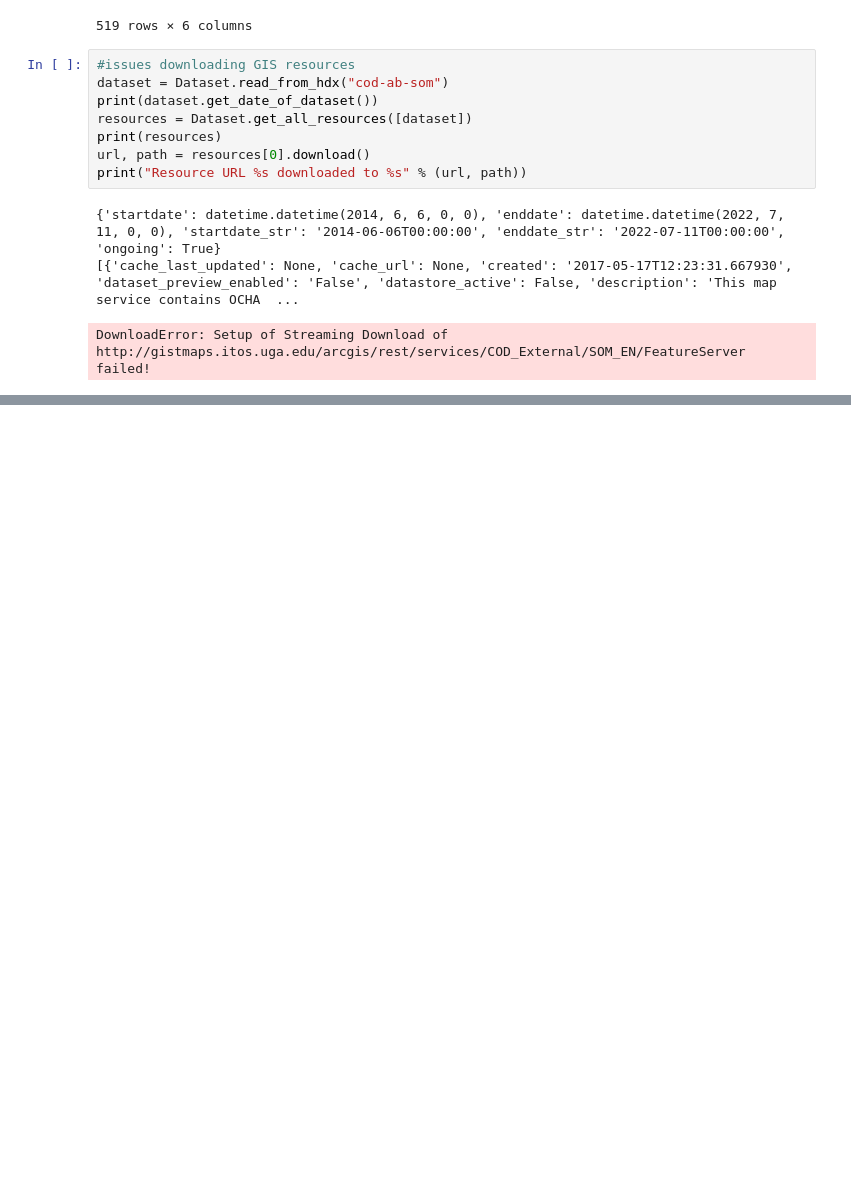
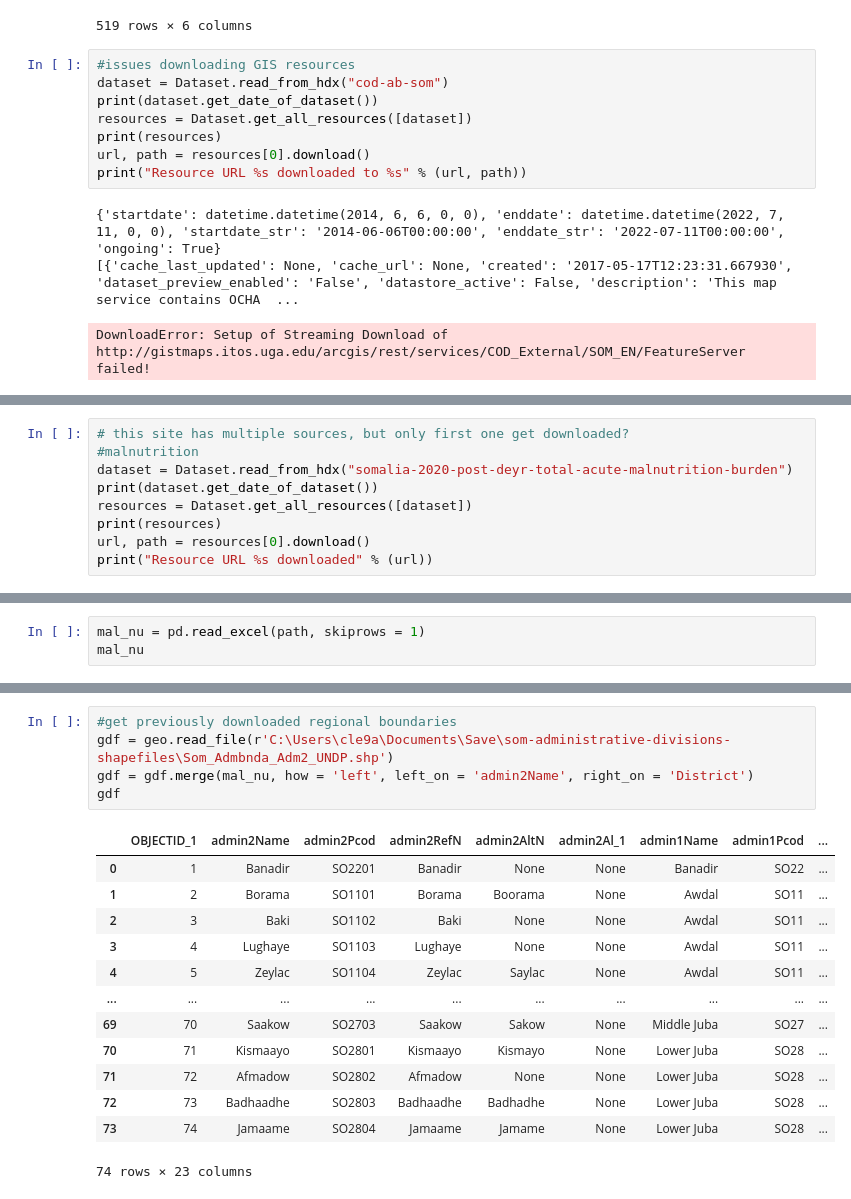
Before and after one commit to DataKind-DC/SaveTheChildren, a Jupyter notebook: HDXAPI2.ipynb, the cells around one changed output, grey strips where cells are left out. Drawn from its saved outputs; the diff is of its cells as text; blank space fills up the shorter version.

Commit message:
Added a few more datasets
Pulled a few more datasets from HDX and added to folium map

```diff
--- a/HDXAPI2.ipynb
+++ b/HDXAPI2.ipynb
@@ -143,0 +115,9 @@ False
+# %%
+# this site has multiple sources, but only first one get downloaded?
+#malnutrition
+dataset = Dataset.read_from_hdx("somalia-2020-post-deyr-total-acute-malnutrition-burden")
+print(dataset.get_date_of_dataset())
+resources = Dataset.get_all_resources([dataset])
+print(resources)
+url, path = resources[0].download()
+print("Resource URL %s downloaded" % (url))
@@ -143,0 +128,3 @@ False
+# %%
+mal_nu = pd.read_excel(path, skiprows = 1)
+mal_nu
@@ -143,0 +145,19 @@ False
+# %%
+#get previously downloaded regional boundaries
+gdf = geo.read_file(r'C:\Users\cle9a\Documents\Save\som-administrative-divisions-shapefiles\Som_Admbnda_Adm2_UNDP.shp')
+gdf = gdf.merge(mal_nu, how = 'left', left_on = 'admin2Name', right_on = 'District')
+gdf
+# %% [output]
+|  | OBJECTID_1 | admin2Name | admin2Pcod | admin2RefN | admin2AltN | admin2Al_1 | admin1Name | admin1Pcod | ... |
+| 0 | 1 | Banadir | SO2201 | Banadir | None | None | Banadir | SO22 | ... |
+| 1 | 2 | Borama | SO1101 | Borama | Boorama | None | Awdal | SO11 | ... |
+| 2 | 3 | Baki | SO1102 | Baki | None | None | Awdal | SO11 | ... |
+| 3 | 4 | Lughaye | SO1103 | Lughaye | None | None | Awdal | SO11 | ... |
+| 4 | 5 | Zeylac | SO1104 | Zeylac | Saylac | None | Awdal | SO11 | ... |
+| ... | ... | ... | ... | ... | ... | ... | ... | ... | ... |
+| 69 | 70 | Saakow | SO2703 | Saakow | Sakow | None | Middle Juba | SO27 | ... |
+| 70 | 71 | Kismaayo | SO2801 | Kismaayo | Kismayo | None | Lower Juba | SO28 | ... |
+| 71 | 72 | Afmadow | SO2802 | Afmadow | None | None | Lower Juba | SO28 | ... |
+| 72 | 73 | Badhaadhe | SO2803 | Badhaadhe | Badhadhe | None | Lower Juba | SO28 | ... |
+| 73 | 74 | Jamaame | SO2804 | Jamaame | Jamame | None | Lower Juba | SO28 | ... |
+74 rows × 23 columns
```
Also changed, not shown: parts of 8 cells of this notebook.
